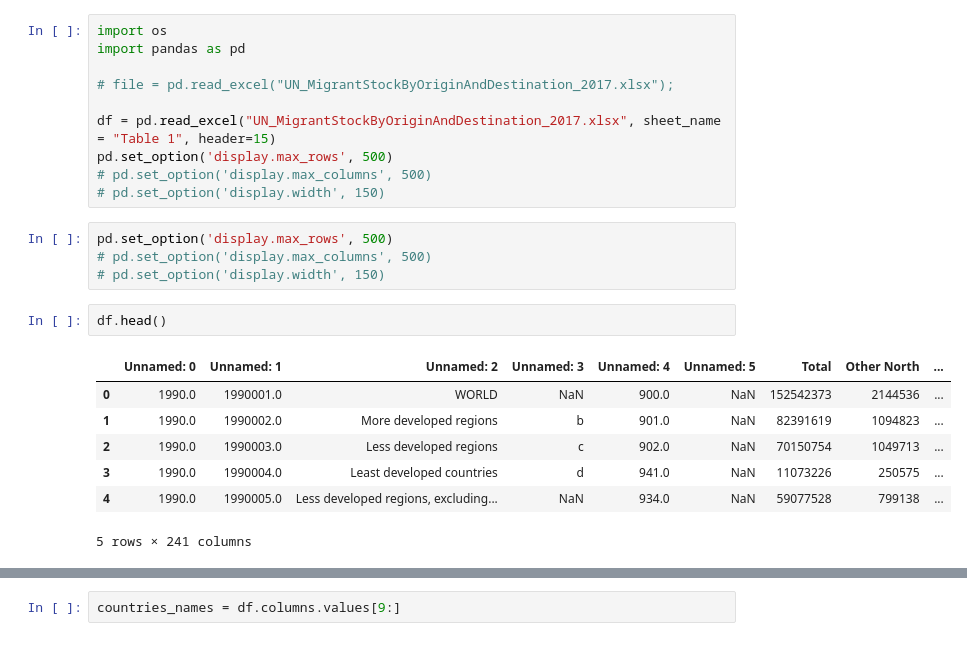
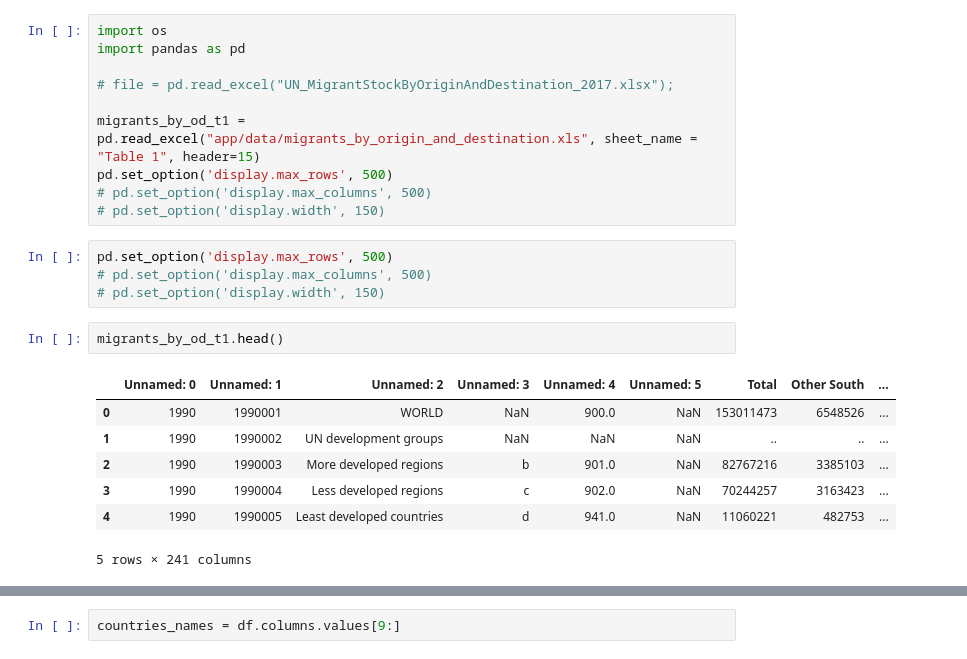
Before and after one commit to danigit/world_migration_visualization, a Jupyter notebook: Migrant_stock_preprocessing.ipynb, the cells around one changed output, grey strips where cells are left out. Saved outputs shown, nothing was run; the diff lists cells and outputs as text.

```diff
--- a/Migrant_stock_preprocessing.ipynb
+++ b/Migrant_stock_preprocessing.ipynb
@@ -4,7 +4,7 @@ import pandas as pd
 
 # file = pd.read_excel("UN_MigrantStockByOriginAndDestination_2017.xlsx");
 
-df = pd.read_excel("UN_MigrantStockByOriginAndDestination_2017.xlsx", sheet_name = "Table 1", header=15)
+migrants_by_od_t1 = pd.read_excel("app/data/migrants_by_origin_and_destination.xls", sheet_name = "Table 1", header=15)
 pd.set_option('display.max_rows', 500)
 # pd.set_option('display.max_columns', 500)
 # pd.set_option('display.width', 150)
@@ -13,12 +13,12 @@ pd.set_option('display.max_rows', 500)
 # pd.set_option('display.max_columns', 500)
 # pd.set_option('display.width', 150)
 # %%
-df.head()
+migrants_by_od_t1.head()
 # %% [output]
-|  | Unnamed: 0 | Unnamed: 1 | Unnamed: 2 | Unnamed: 3 | Unnamed: 4 | Unnamed: 5 | Total | Other North | ... |
-| 0 | 1990.0 | 1990001.0 | WORLD | NaN | 900.0 | NaN | 152542373 | 2144536 | ... |
-| 1 | 1990.0 | 1990002.0 | More developed regions | b | 901.0 | NaN | 82391619 | 1094823 | ... |
-| 2 | 1990.0 | 1990003.0 | Less developed regions | c | 902.0 | NaN | 70150754 | 1049713 | ... |
-| 3 | 1990.0 | 1990004.0 | Least developed countries | d | 941.0 | NaN | 11073226 | 250575 | ... |
-| 4 | 1990.0 | 1990005.0 | Less developed regions, excluding... | NaN | 934.0 | NaN | 59077528 | 799138 | ... |
+|  | Unnamed: 0 | Unnamed: 1 | Unnamed: 2 | Unnamed: 3 | Unnamed: 4 | Unnamed: 5 | Total | Other South | ... |
+| 0 | 1990 | 1990001 | WORLD | NaN | 900.0 | NaN | 153011473 | 6548526 | ... |
+| 1 | 1990 | 1990002 | UN development groups | NaN | NaN | NaN | .. | .. | ... |
+| 2 | 1990 | 1990003 | More developed regions | b | 901.0 | NaN | 82767216 | 3385103 | ... |
+| 3 | 1990 | 1990004 | Less developed regions | c | 902.0 | NaN | 70244257 | 3163423 | ... |
+| 4 | 1990 | 1990005 | Least developed countries | d | 941.0 | NaN | 11060221 | 482753 | ... |
 5 rows × 241 columns
```
Also changed, not shown: parts of 6 cells of this notebook, 7 other files.
